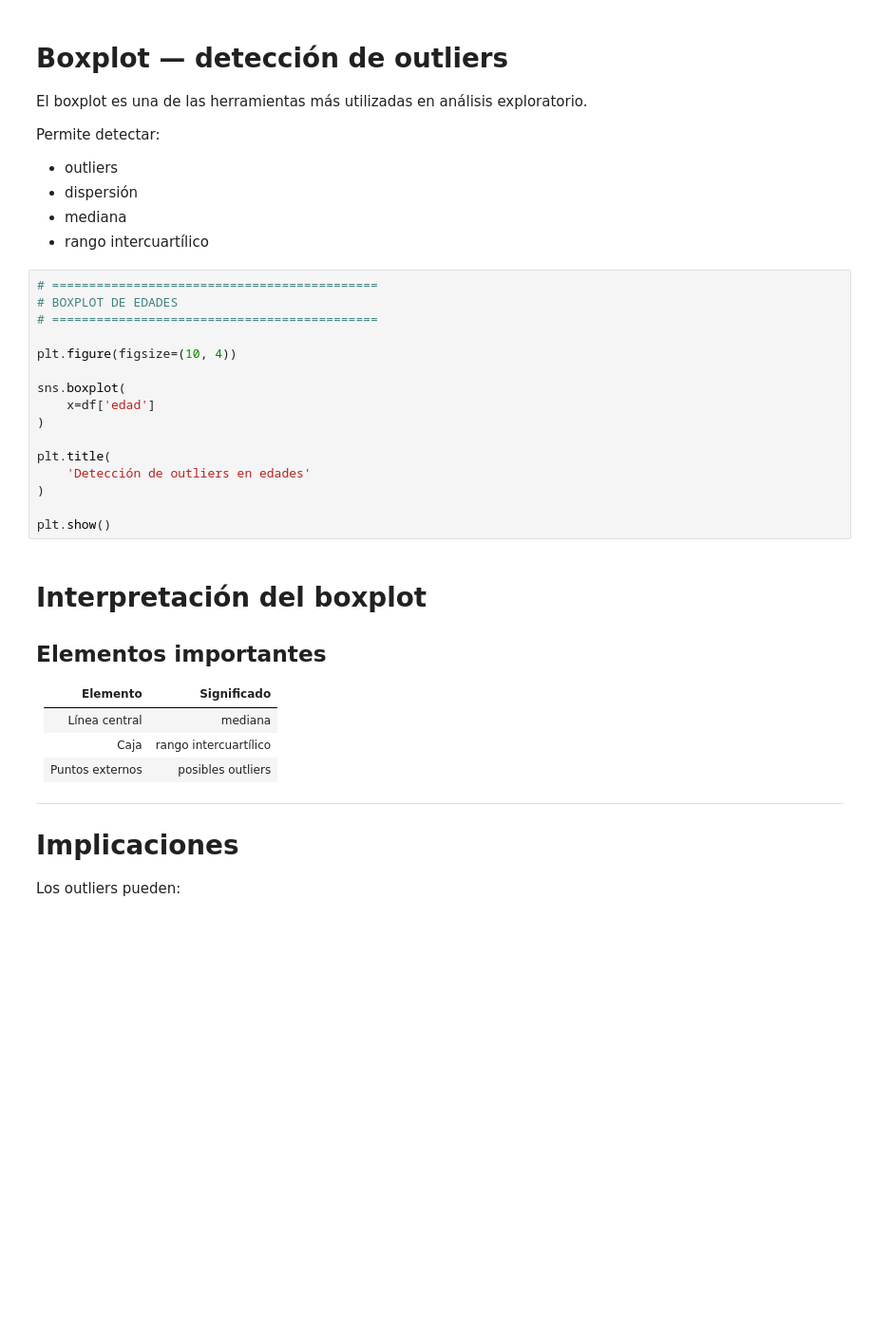
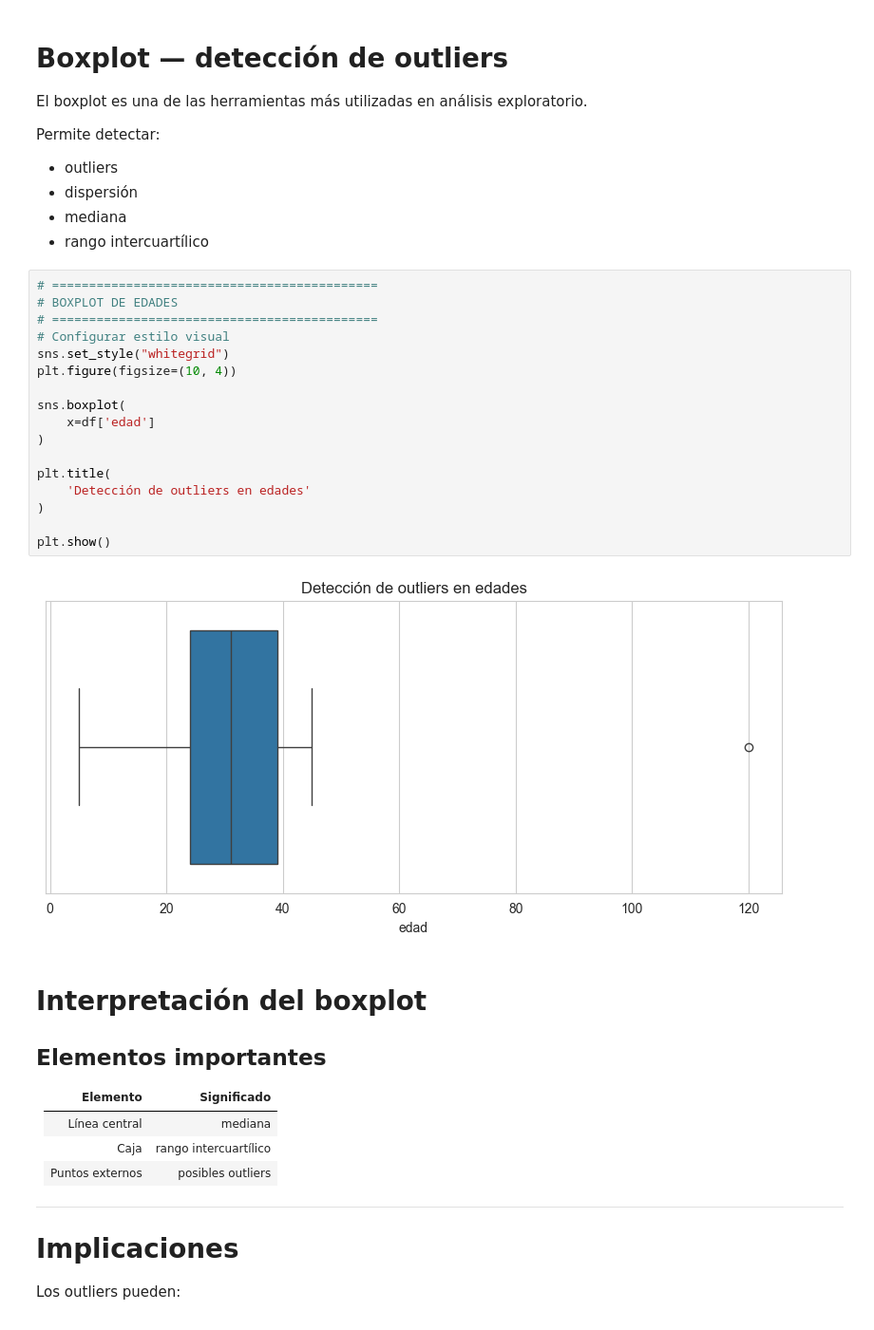
Before and after one commit to DoctoradoIngUD/Taller-limpieza-datos-python, a Jupyter notebook: notebooks/limpieza_datos.ipynb, the cells around one changed output. Shown at 95% size. Drawn from its saved outputs; the diff is of its cells as text; blank space fills up the shorter version.

```diff
--- a/notebooks/limpieza_datos.ipynb
+++ b/notebooks/limpieza_datos.ipynb
@@ -1274,19 +1655,22 @@ Permite detectar:
 # %%
 # ============================================
 # BOXPLOT DE EDADES
 # ============================================
-
+# Configurar estilo visual
+sns.set_style("whitegrid")
 plt.figure(figsize=(10, 4))
 
 sns.boxplot(
     x=df['edad']
 )
 
 plt.title(
     'Detección de outliers en edades'
 )
 
 plt.show()
+# %% [output]
+[figure, added]
 # %% [markdown]
 # Interpretación del boxplot
 
```
Also changed, not shown: parts of 68 cells of this notebook, 9 other files.
